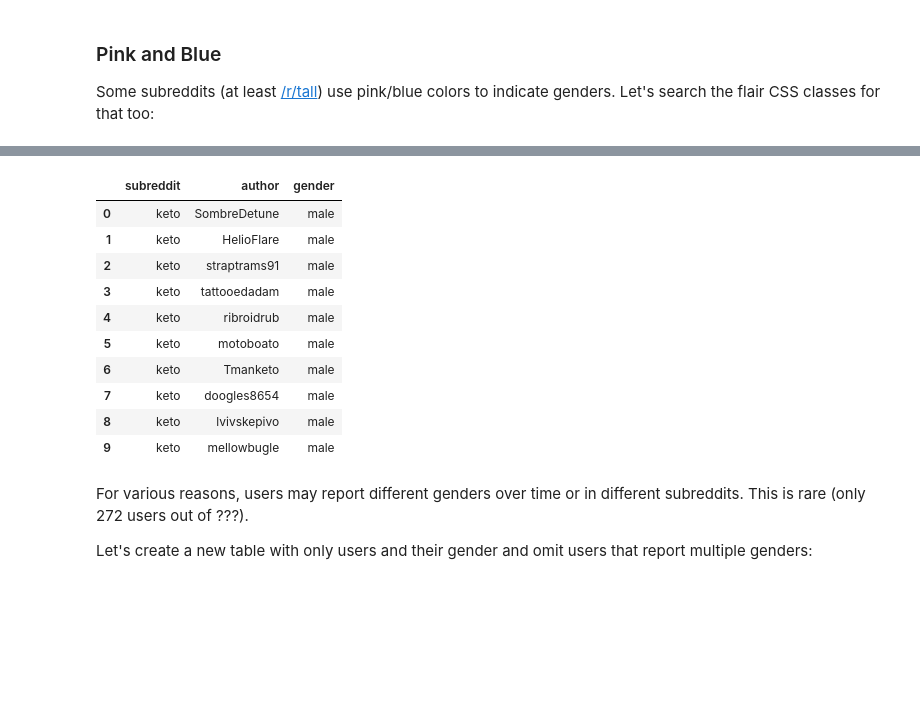
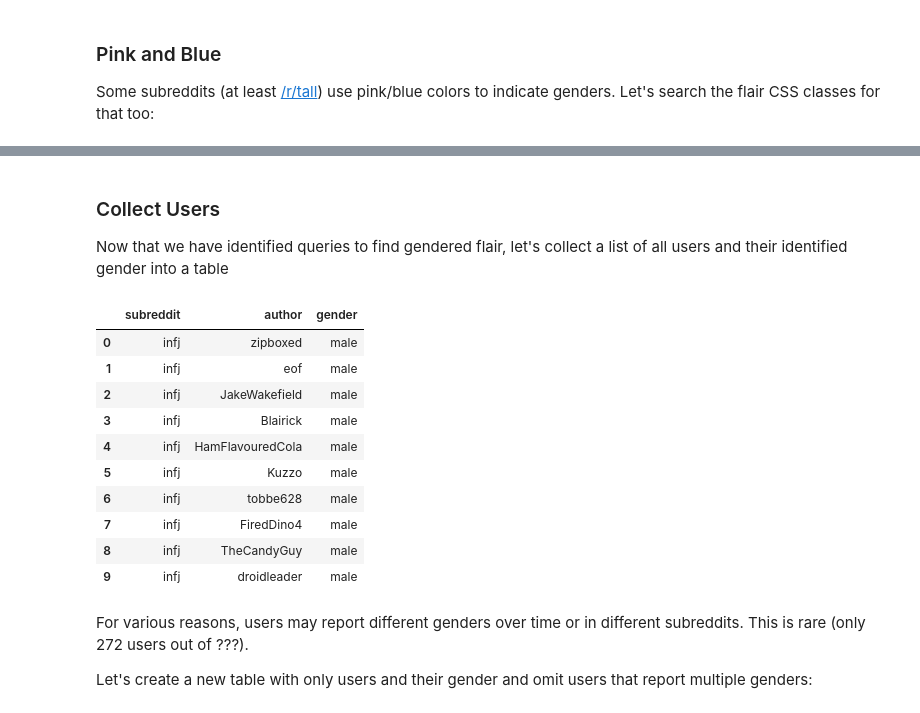
Before and after one commit to bburky/subredditgenderratios, a Jupyter notebook: Subreddit Gender Ratios.ipynb, the cells around one changed output, grey strips where cells are left out. Cells and saved outputs as stored; diff of their text form; code cells hidden in the pictures; blank space fills up the shorter version.

```diff
--- a/Subreddit Gender Ratios.ipynb
+++ b/Subreddit Gender Ratios.ipynb
@@ -369,3 +406,7 @@ The following subreddits have greater than 1000 male or female users with A/S/L
+# %% [markdown]
+### Collect Users
+
+Now that we have identified queries to find gendered flair, let's collect a list of all users and their identified gender into a table
 # %%
 %%bigquery --limit=10 --destinationtable=flair.usersubredditgenders
 SELECT DISTINCT *
@@ -403,45 +444,51 @@ FROM (
       'short')
   UNION ALL
   -- A/S/L
   SELECT
     subreddit,
     author,
     CASE
       WHEN asl = 'm' THEN 'male'
       WHEN asl = 'f' THEN 'female'
     END AS gender
   FROM (
     SELECT
       subreddit,
       author,
       REGEXP_EXTRACT(
         LOWER(author_flair_text),
-        '^[^/]+/(m|f)/[^/]+$') AS asl
+        "(?:^|[^\\p{L}0-9'\\.\\$])\\s*(?:\\d\\d)?\\s*(f|m)\\s*(?:$|[^\\p{L}0-9'\\.])") AS asl
     FROM
       flair.userflair
     WHERE
       subreddit IN (
         'OkCupid',
         'keto',
         'childfree',
         'xxketo',
         'LGBTeens',
         'loseit',
-        'Tinder')) )
+        'Tinder',
+        'proED',
+        'fatlogic',
+        'financialindependence',
+        'infj',
+        'infertility',
+        '100DaysofKeto')) )
 WHERE
   gender IS NOT NULL;
 # %% [output]
 |  | subreddit | author | gender |
-| 0 | keto | SombreDetune | male |
-| 1 | keto | HelioFlare | male |
-| 2 | keto | straptrams91 | male |
-| 3 | keto | tattooedadam | male |
-| 4 | keto | ribroidrub | male |
-| 5 | keto | motoboato | male |
-| 6 | keto | Tmanketo | male |
-| 7 | keto | doogles8654 | male |
-| 8 | keto | lvivskepivo | male |
-| 9 | keto | mellowbugle | male |
+| 0 | infj | zipboxed | male |
+| 1 | infj | eof | male |
+| 2 | infj | JakeWakefield | male |
+| 3 | infj | Blairick | male |
+| 4 | infj | HamFlavouredCola | male |
+| 5 | infj | Kuzzo | male |
+| 6 | infj | tobbe628 | male |
+| 7 | infj | FiredDino4 | male |
+| 8 | infj | TheCandyGuy | male |
+| 9 | infj | droidleader | male |
 # %% [markdown]
 For various reasons, users may report different genders over time or in different subreddits. This is rare (only 272 users out of ???).
 
```
Also changed, not shown: parts of 19 cells of this notebook.
